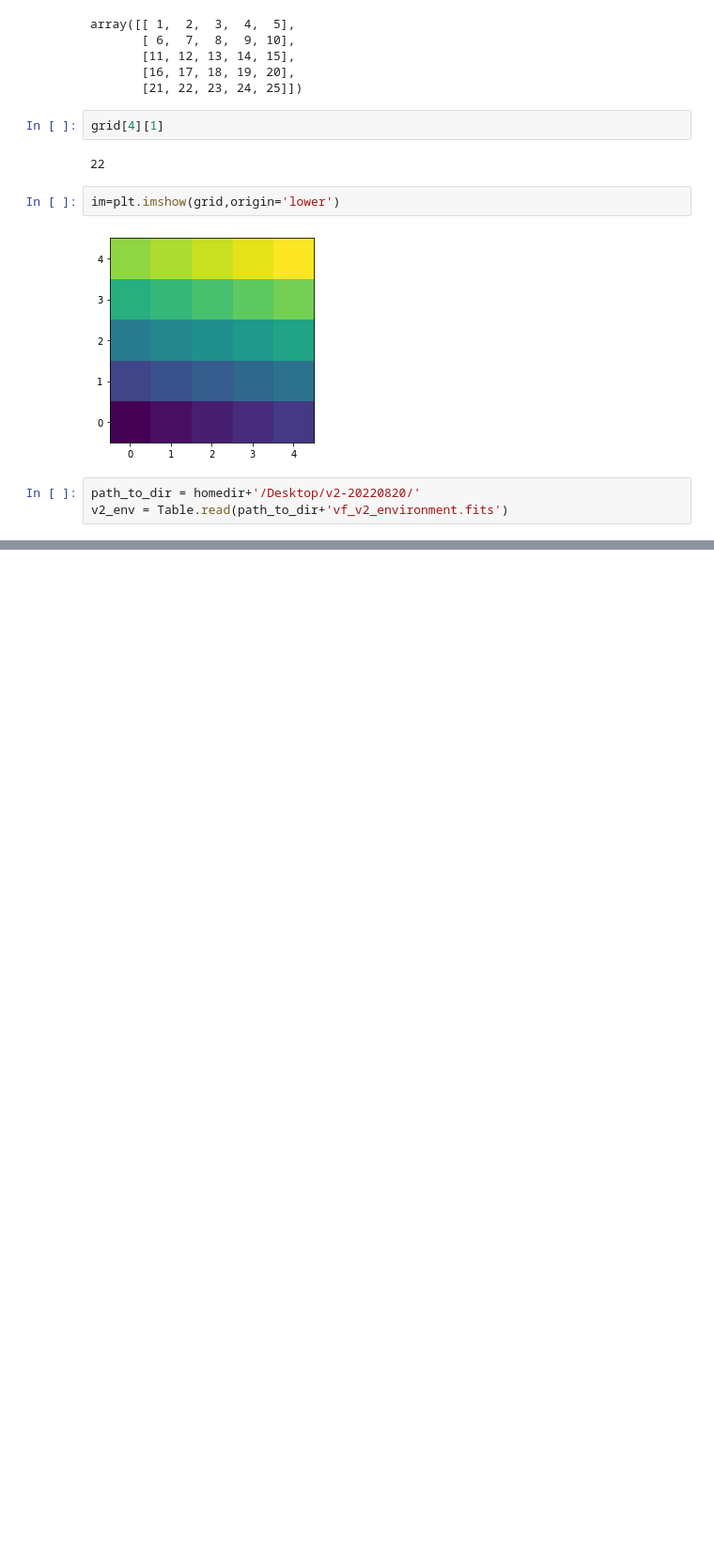
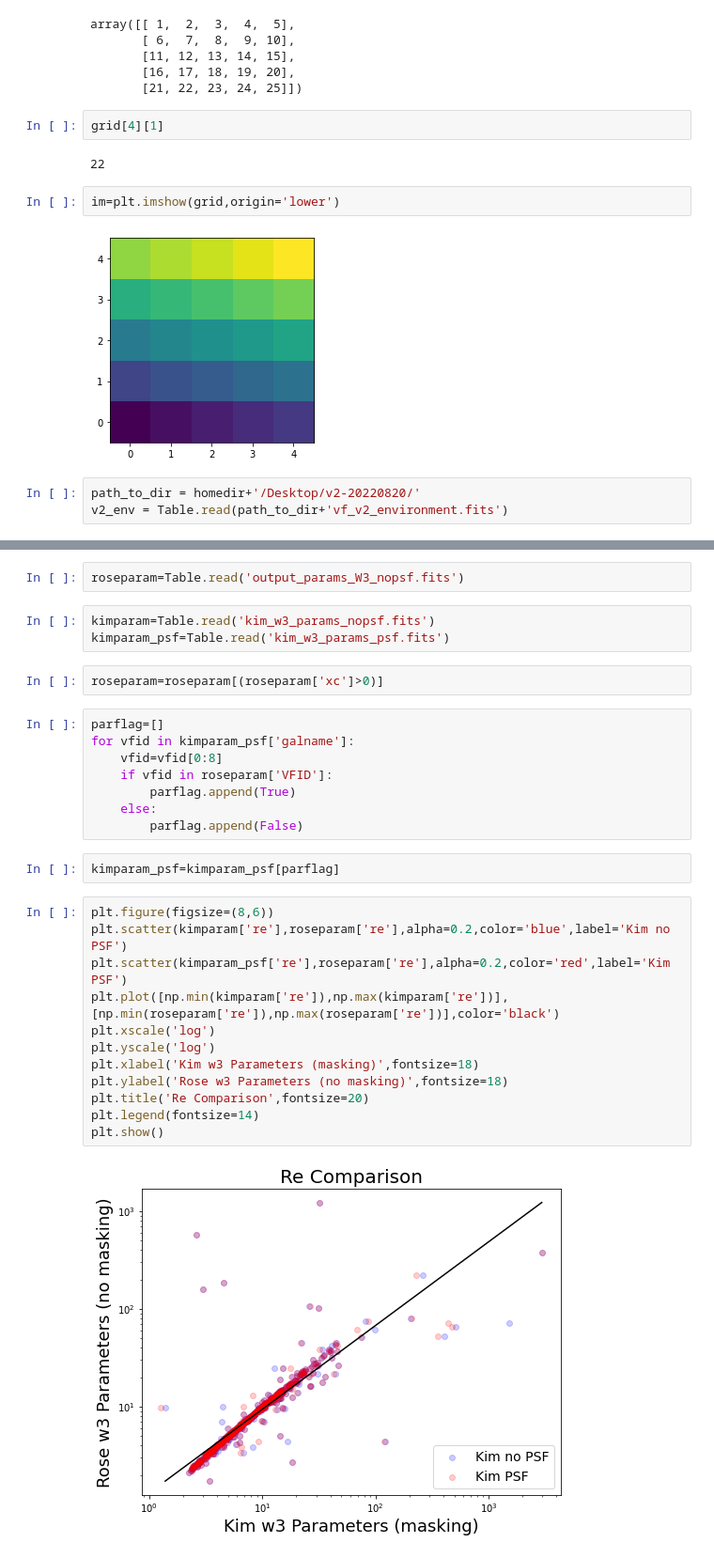
Before and after one commit to Kyssuber/GUI_odyssey, a Jupyter notebook: scrap.ipynb, the cells around one changed output, grey strips where cells are left out. Shown: that part at 94% size. Drawn from its saved outputs; the diff is of its cells as text; blank space fills up the shorter version.

```diff
--- a/scrap.ipynb
+++ b/scrap.ipynb
@@ -146,0 +150,31 @@ Table length=6780
+# %%
+roseparam=Table.read('output_params_W3_nopsf.fits')
+# %%
+kimparam=Table.read('kim_w3_params_nopsf.fits')
+kimparam_psf=Table.read('kim_w3_params_psf.fits')
+# %%
+roseparam=roseparam[(roseparam['xc']>0)]
+# %%
+parflag=[]
+for vfid in kimparam_psf['galname']:
+    vfid=vfid[0:8]
+    if vfid in roseparam['VFID']:
+        parflag.append(True)
+    else:
+        parflag.append(False)
+# %%
+kimparam_psf=kimparam_psf[parflag]
+# %%
+plt.figure(figsize=(8,6))
+plt.scatter(kimparam['re'],roseparam['re'],alpha=0.2,color='blue',label='Kim no PSF')
+plt.scatter(kimparam_psf['re'],roseparam['re'],alpha=0.2,color='red',label='Kim PSF')
+plt.plot([np.min(kimparam['re']),np.max(kimparam['re'])], [np.min(roseparam['re']),np.max(roseparam['re'])],color='black')
+plt.xscale('log')
+plt.yscale('log')
+plt.xlabel('Kim w3 Parameters (masking)',fontsize=18)
+plt.ylabel('Rose w3 Parameters (no masking)',fontsize=18)
+plt.title('Re Comparison',fontsize=20)
+plt.legend(fontsize=14)
+plt.show()
+# %% [output]
+[figure, added]
```
Also changed, not shown: parts of 8 cells of this notebook, 1 other file.
